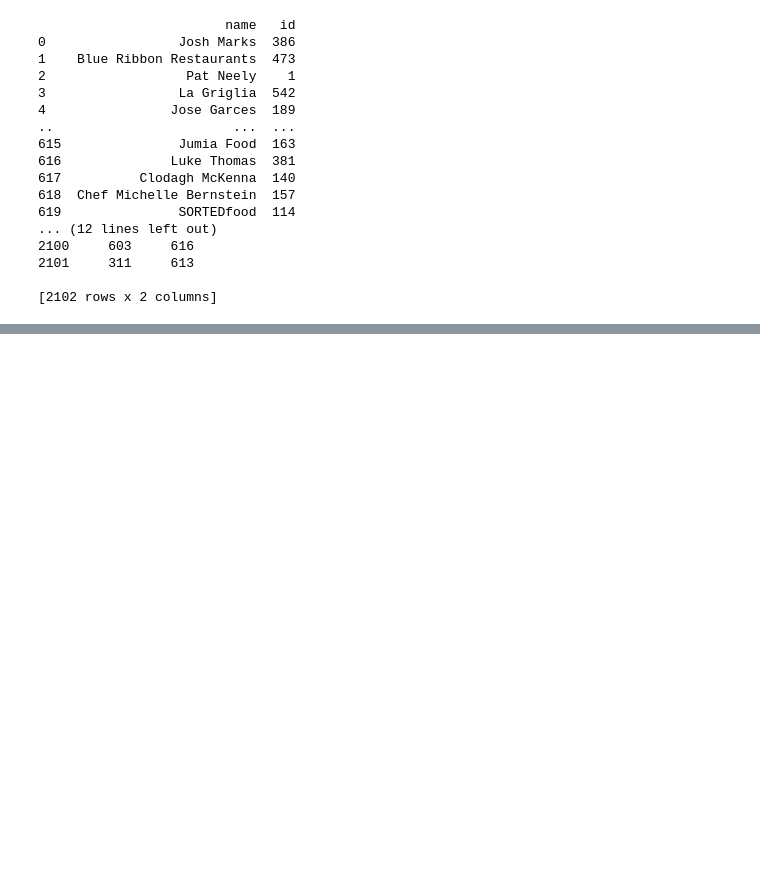
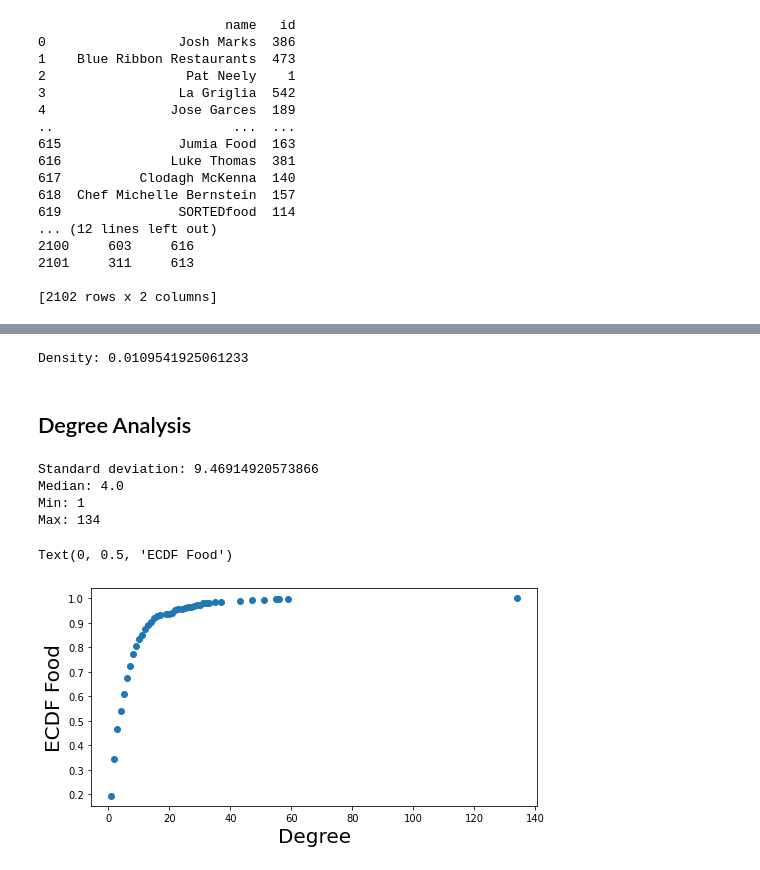
Before and after one commit to Andreaierardi/SocialNetworkAnalysis-project, a Jupyter notebook: project_code.ipynb, the cells around one changed output, grey strips where cells are left out. Cells and saved outputs as stored; diff of their text form; code cells hidden in the pictures; blank space fills up the shorter version.

```diff
--- a/project_code.ipynb
+++ b/project_code.ipynb
@@ -16,9 +16,9 @@
 # https://github.com/Andreaierardi/SocialNetworkAnalysis-project/blob/main/dataset/fb-pages-food.edges
 # %%
 import pandas as pd
-nodes = pd.read_csv('https://raw.githubusercontent.com/Andreaierardi/SocialNetworkAnalysis-project/main/dataset/fb-pages-food.csv?token=AIWS4RUQVUYM676T5B3K4H27XQHBA',sep=";")
+nodes = pd.read_csv('https://raw.githubusercontent.com/Andreaierardi/SocialNetworkAnalysis-project/main/dataset/fb-pages-food.csv?token=AIWS4RS5NQFGQ4V7AK4BDR27Y7LXU',sep=";")
 
-edges = pd.read_csv('https://raw.githubusercontent.com/Andreaierardi/SocialNetworkAnalysis-project/main/dataset/fb-pages-food.edges?token=AIWS4RQCC5WOTZKTUZTINKC7XPQYG')
+edges = pd.read_csv('https://raw.githubusercontent.com/Andreaierardi/SocialNetworkAnalysis-project/main/dataset/fb-pages-food.edges?token=AIWS4RQB3NJHZ4HKBI4NADC7Y7L2I')
 # %%
 print(nodes)
 print(edges)
@@ -42,0 +48,5 @@ print(edges)
+# %%
+g = nx.Graph()
+
+for e in edges.values.tolist():
+  g.add_edge(e[0],e[1])
@@ -42,0 +76,33 @@ print(edges)
+# %%
+density = nx.density(g)
+print('Density: {}'.format(density))
+# %% [output]
+Density: 0.0109541925061233
+# %% [markdown]
+## Degree Analysis
+# %%
+degree = list(dict(g.degree()).values())
+# %%
+print('Standard deviation: {}'.format(np.std(degree)))
+print('Median: {}'.format(np.median(degree)))
+print('Min: {}'.format(np.min(degree)))
+print('Max: {}'.format(np.max(degree)))
+# %% [output]
+Standard deviation: 9.46914920573866
+Median: 4.0
+Min: 1
+Max: 134
+# %%
+
+# ECDF linear scale
+cdf = ECDF(degree)
+x = np.unique(degree)
+y = cdf(x)
+fig_cdf = plt.figure(figsize=(8,4))
+axes = fig_cdf.gca()
+axes.plot(x,y,marker='o',ms=6, linestyle='None')
+axes.set_xlabel('Degree',size=20)
+axes.set_ylabel('ECDF Food', size = 20)
+# %% [output]
+Text(0, 0.5, 'ECDF Food')
+[figure, added]
```
Also changed, not shown: parts of 16 cells of this notebook.
